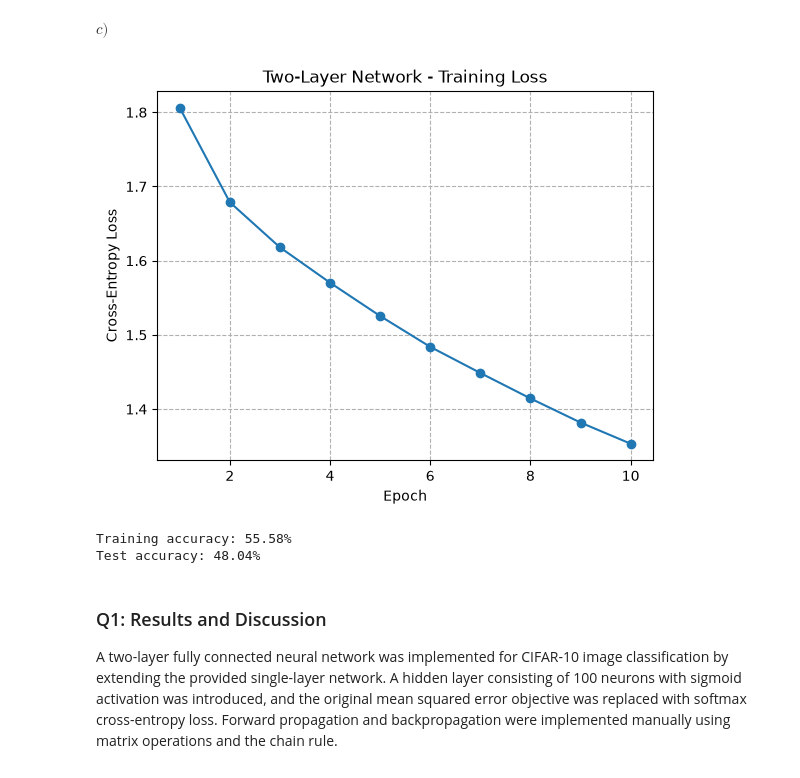
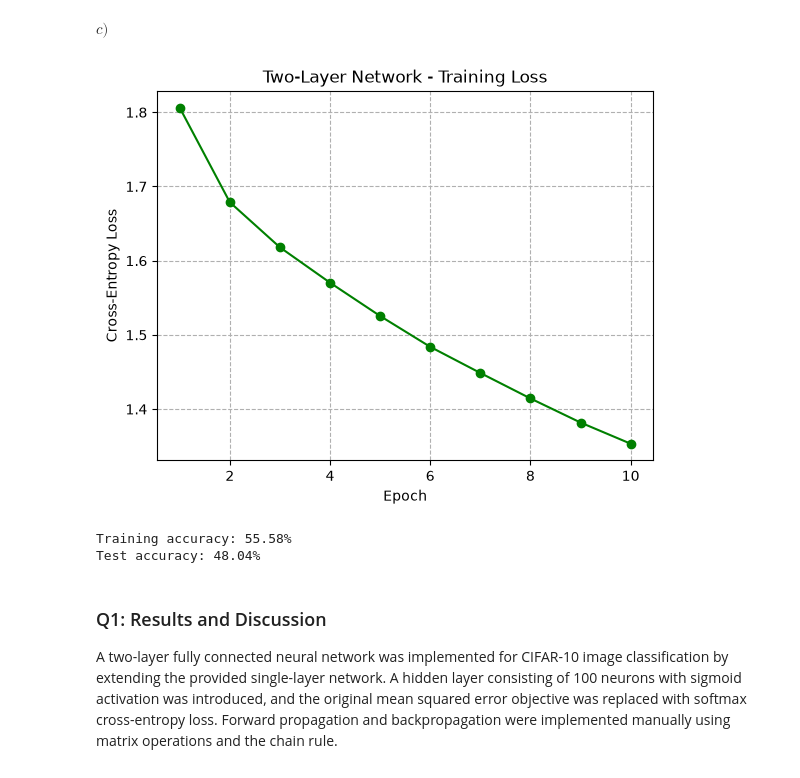
Before and after one commit to codingNR29/Image-processing, a Jupyter notebook: Assignments/Assignment 3/230544C_a03.ipynb, the cells around one changed output. Cells and saved outputs as stored; diff of their text form; code cells hidden in the pictures.

```diff
--- a/Assignments/Assignment 3/230544C_a03.ipynb
+++ b/Assignments/Assignment 3/230544C_a03.ipynb
@@ -263,39 +270,39 @@ Epoch 10/10 | Loss: 1.3534
 $c)$
 # %%
 #Visualization
-plt.plot(range(1, epochs + 1), epoch_losses, marker="o")
+plt.plot(range(1, epochs + 1), epoch_losses,color = 'green', marker="o")
 plt.xlabel("Epoch")
 plt.ylabel("Cross-Entropy Loss")
 plt.title("Two-Layer Network - Training Loss")
 plt.grid(True, linestyle = "--")
 plt.show()
 
 def calculate_accuracy(loader):
     correct = 0
     total = 0
 
     with torch.no_grad():
         for images, labels in loader:
             X = images.to(device).reshape(images.shape[0], -1)
             labels = labels.to(device)
 
             A1 = torch.sigmoid(X @ W1 + b1)
             logits = A1 @ W2 + b2
 
             predicted = torch.argmax(logits, dim=1)
 
             correct += (predicted == labels).sum().item()
             total += labels.size(0)
 
     return 100 * correct / total
 
 train_acc = calculate_accuracy(trainloader)
 test_acc = calculate_accuracy(testloader)
 
 print(f"Training accuracy: {train_acc:.2f}%")
 print(f"Test accuracy: {test_acc:.2f}%")
 # %% [output]
-[figure, old version]
+[figure, new version]
 Training accuracy: 55.58%
 Test accuracy: 48.04%
 # %% [markdown]
```
Also changed, not shown: parts of 4 cells of this notebook.
